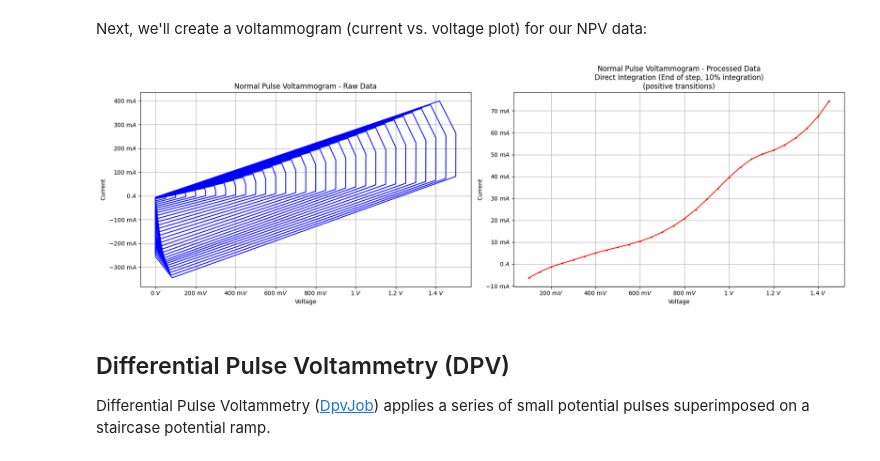
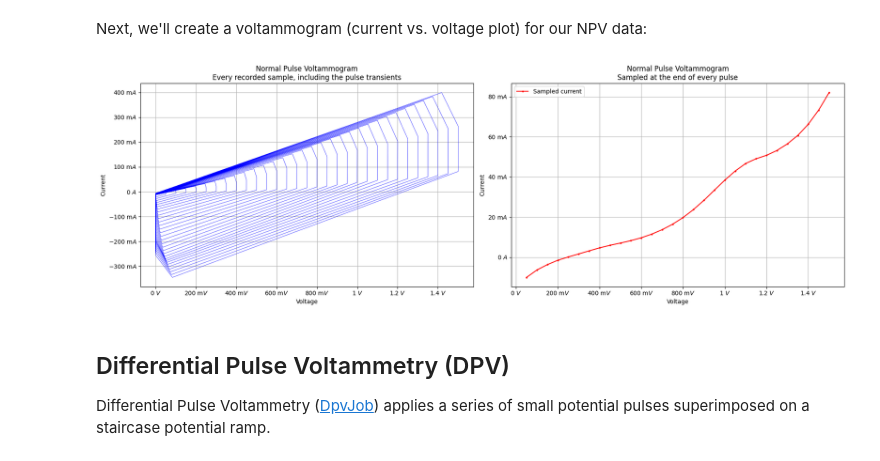
Before and after one commit to Zahner-elektrik/zahner_link, a Jupyter notebook: python/PulseVoltammetry/PulseVoltammetry.ipynb, the cells around one changed output. Drawn from its saved outputs; the diff is of its cells as text; code cells hidden in the pictures.

```diff
--- a/python/PulseVoltammetry/PulseVoltammetry.ipynb
+++ b/python/PulseVoltammetry/PulseVoltammetry.ipynb
@@ -305,16 +541,16 @@ plot_dataset(npv_data, "Normal Pulse Voltammetry - Time Domain")
 # %% [markdown]
 Next, we'll create a voltammogram (current vs. voltage plot) for our NPV data:
 # %%
-npv_voltage, npv_current = create_enhanced_voltammogram(
+npv_voltage, npv_current = evaluate_npv(npv_data, integration_percent=10)
+
+plot_voltammogram(
     npv_data,
+    npv_voltage,
+    [("Sampled current", npv_current, "ro-")],
     "Normal Pulse Voltammogram",
-    integration_percent=10,
-    voltage_threshold=step_value * 0.5,  # Adjust threshold based on step value
-    transition_direction="positive",  # For NPV from 0V to negative potentials
-    enable_subtraction=False,  # NPV uses direct integration, no subtraction
 )
 # %% [output]
-[figure, old version]
+[figure, new version]
 # %% [markdown]
 ## Differential Pulse Voltammetry (DPV)
 
```
Also changed, not shown: parts of 13 cells of this notebook, 31 other files.
